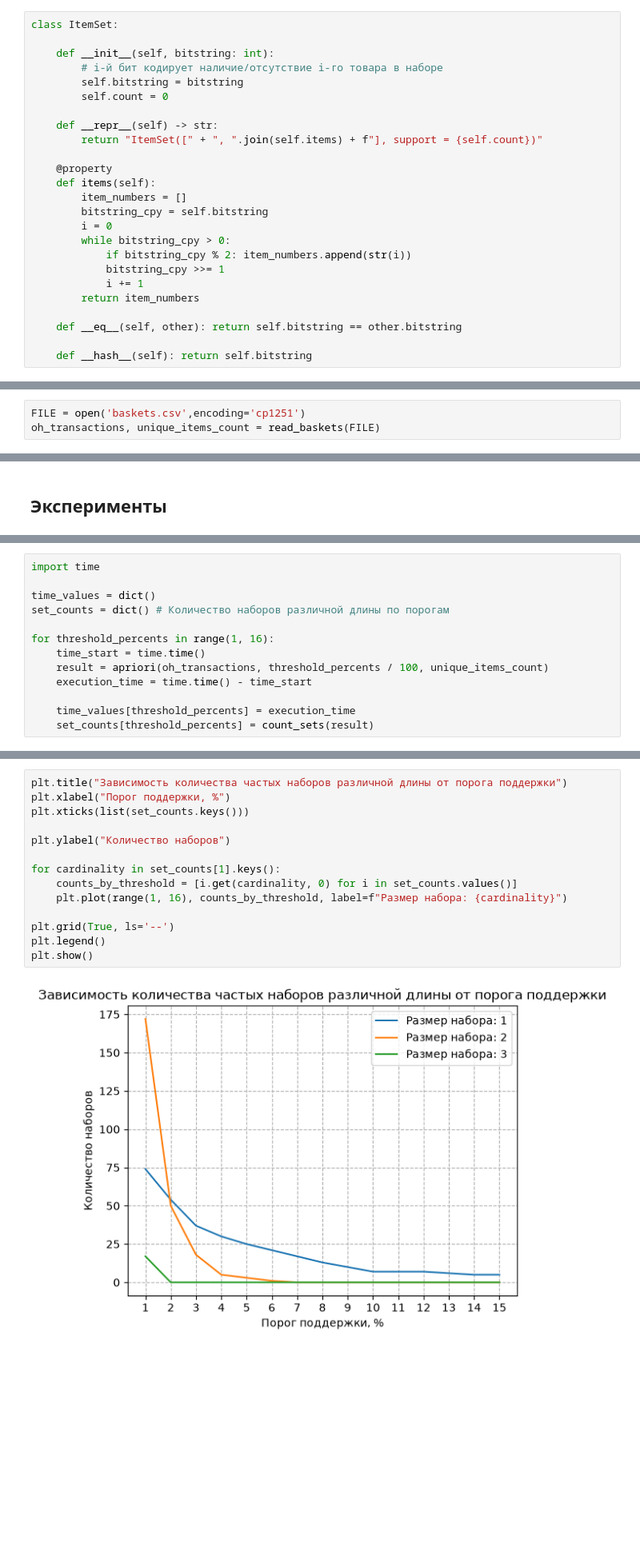
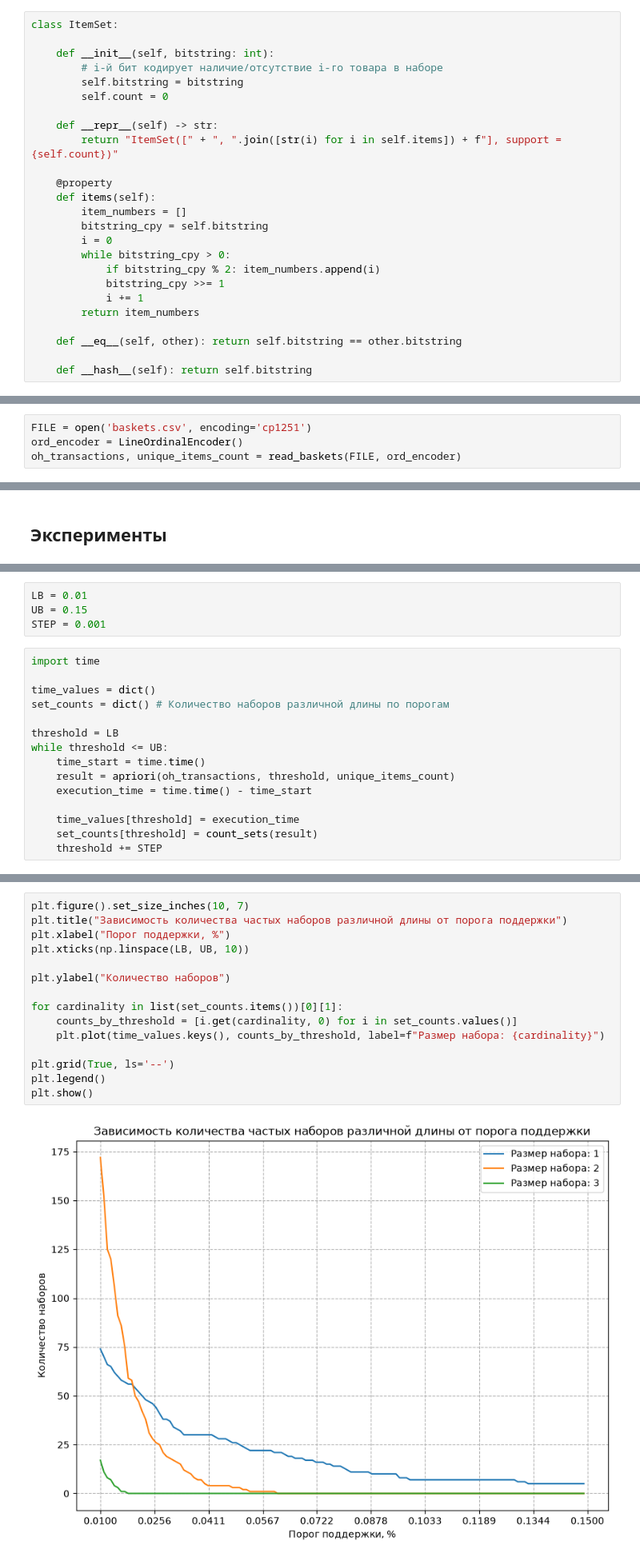
Before and after one commit to Simply-Ian/ds-apriori, a Jupyter notebook: apriori.ipynb, the cells around one changed output, grey strips where cells are left out. Shown at 80% size. Drawn from its saved outputs; the diff is of its cells as text; blank space fills up the shorter version.

```diff
--- a/apriori.ipynb
+++ b/apriori.ipynb
@@ -40,7 +44,7 @@ class ItemSet:
         self.count = 0
 
     def __repr__(self) -> str:
-        return "ItemSet([" + ", ".join(self.items) + f"], support = {self.count})"
+        return "ItemSet([" + ", ".join([str(i) for i in self.items]) + f"], support = {self.count})"
 
     @property
     def items(self):
@@ -48,7 +52,7 @@ class ItemSet:
         bitstring_cpy = self.bitstring
         i = 0
         while bitstring_cpy > 0:
-            if bitstring_cpy % 2: item_numbers.append(str(i))
+            if bitstring_cpy % 2: item_numbers.append(i)
             bitstring_cpy >>= 1
             i += 1
         return item_numbers
@@ -139,8 +132,9 @@ apriori(encoded_set, 3/7, 4)
 # %% [markdown]
 ## Задание
 # %%
-FILE = open('baskets.csv',encoding='cp1251')
-oh_transactions, unique_items_count = read_baskets(FILE)
+FILE = open('baskets.csv', encoding='cp1251')
+ord_encoder = LineOrdinalEncoder()
+oh_transactions, unique_items_count = read_baskets(FILE, ord_encoder)
 # %%
 unique_items_count
 # %% [output]
@@ -180,18 +189,24 @@ def count_sets(result: list[ItemSet]) -> dict[int, int]:
         if itemset_len not in countup.keys(): countup[itemset_len] = 0
         countup[itemset_len] += 1
     return countup
+# %%
+LB = 0.01
+UB = 0.15
+STEP = 0.001
 # %%
 import time
 
 time_values = dict()
 set_counts = dict() # Количество наборов различной длины по порогам
 
-for threshold_percents in range(1, 16):
+threshold = LB
+while threshold <= UB:
     time_start = time.time()
-    result = apriori(oh_transactions, threshold_percents / 100, unique_items_count)
+    result = apriori(oh_transactions, threshold, unique_items_count)
     execution_time = time.time() - time_start
 
-    time_values[threshold_percents] = execution_time
-    set_counts[threshold_percents] = count_sets(result)
+    time_values[threshold] = execution_time
+    set_counts[threshold] = count_sets(result)
+    threshold += STEP
 # %%
 import matplotlib.pyplot as plt
@@ -212,16 +229,17 @@ plt.show()
 # %%
+plt.figure().set_size_inches(10, 7)
 plt.title("Зависимость количества частых наборов различной длины от порога поддержки")
 plt.xlabel("Порог поддержки, %")
-plt.xticks(list(set_counts.keys()))
+plt.xticks(np.linspace(LB, UB, 10))
 
 plt.ylabel("Количество наборов")
 
-for cardinality in set_counts[1].keys():
+for cardinality in list(set_counts.items())[0][1]:
     counts_by_threshold = [i.get(cardinality, 0) for i in set_counts.values()]
-    plt.plot(range(1, 16), counts_by_threshold, label=f"Размер набора: {cardinality}")
+    plt.plot(time_values.keys(), counts_by_threshold, label=f"Размер набора: {cardinality}")
 
 plt.grid(True, ls='--')
 plt.legend()
 plt.show()
 # %% [output]
-[figure, old version]
+[figure, new version]
```
Also changed, not shown: parts of 10 cells of this notebook.
